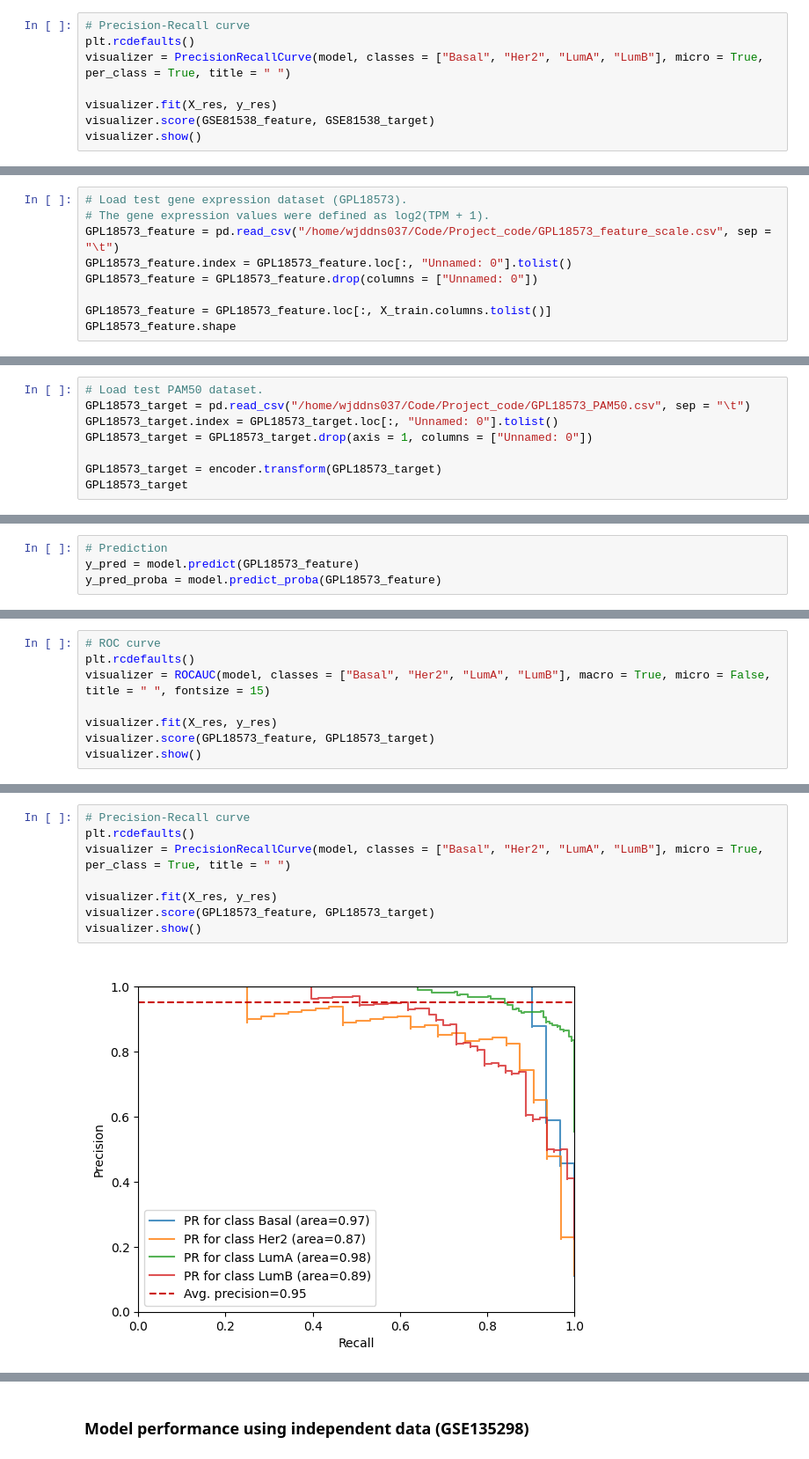
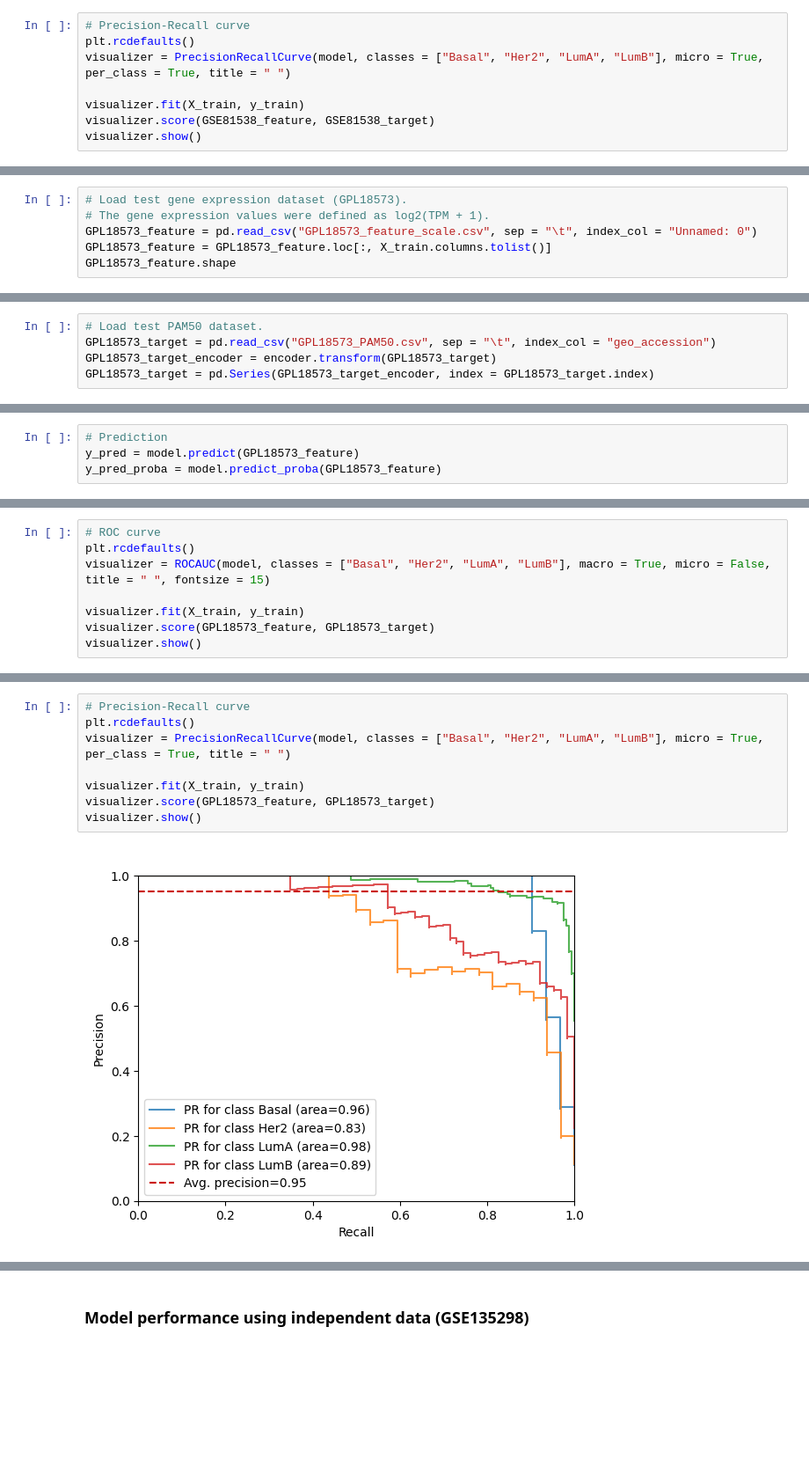
Before and after one commit to jeong2624/ML_BRCA-subtype, a Jupyter notebook: External_validation/LR_external_validation.ipynb, the cells around one changed output, grey strips where cells are left out. Shown at 88% size. Saved outputs shown, nothing was run; the diff lists cells and outputs as text; blank space fills up the shorter version.

```diff
--- a/External_validation/LR_external_validation.ipynb
+++ b/External_validation/LR_external_validation.ipynb
@@ -197,7 +155,7 @@ visualizer.show()
 plt.rcdefaults()
 visualizer = PrecisionRecallCurve(model, classes = ["Basal", "Her2", "LumA", "LumB"], micro = True, per_class = True, title = " ")
 
-visualizer.fit(X_res, y_res)
+visualizer.fit(X_train, y_train)
 visualizer.score(GSE81538_feature, GSE81538_target)
 visualizer.show()
 # %% [output]
@@ -233,10 +191,7 @@ roc_auc_score(GSE81538_target, y_pred_proba, multi_class = "ovr", average = "mac
 # %%
 # Load test gene expression dataset (GPL18573).
 # The gene expression values were defined as log2(TPM + 1).
-GPL18573_feature = pd.read_csv("/home/wjddns037/Code/Project_code/GPL18573_feature_scale.csv", sep = "\t")
-GPL18573_feature.index = GPL18573_feature.loc[:, "Unnamed: 0"].tolist()
-GPL18573_feature = GPL18573_feature.drop(columns = ["Unnamed: 0"])
-
+GPL18573_feature = pd.read_csv("GPL18573_feature_scale.csv", sep = "\t", index_col = "Unnamed: 0")
 GPL18573_feature = GPL18573_feature.loc[:, X_train.columns.tolist()]
 GPL18573_feature.shape
 # %% [output]
@@ -264,8 +217,5 @@ plt.xticks(rotation = 45)
 # %%
 # Load test PAM50 dataset.
-GPL18573_target = pd.read_csv("/home/wjddns037/Code/Project_code/GPL18573_PAM50.csv", sep = "\t")
-GPL18573_target.index = GPL18573_target.loc[:, "Unnamed: 0"].tolist()
-GPL18573_target = GPL18573_target.drop(axis = 1, columns = ["Unnamed: 0"])
-
-GPL18573_target = encoder.transform(GPL18573_target)
-GPL18573_target
+GPL18573_target = pd.read_csv("GPL18573_PAM50.csv", sep = "\t", index_col = "geo_accession")
+GPL18573_target_encoder = encoder.transform(GPL18573_target)
+GPL18573_target = pd.Series(GPL18573_target_encoder, index = GPL18573_target.index)
@@ -316,7 +252,7 @@ plt.show()
 plt.rcdefaults()
 visualizer = ROCAUC(model, classes = ["Basal", "Her2", "LumA", "LumB"], macro = True, micro = False, title = " ", fontsize = 15)
 
-visualizer.fit(X_res, y_res)
+visualizer.fit(X_train, y_train)
 visualizer.score(GPL18573_feature, GPL18573_target)
 visualizer.show()
 # %% [output]
@@ -325,13 +261,13 @@ visualizer.show()
 # %%
 # Precision-Recall curve
 plt.rcdefaults()
 visualizer = PrecisionRecallCurve(model, classes = ["Basal", "Her2", "LumA", "LumB"], micro = True, per_class = True, title = " ")
 
-visualizer.fit(X_res, y_res)
+visualizer.fit(X_train, y_train)
 visualizer.score(GPL18573_feature, GPL18573_target)
 visualizer.show()
 # %% [output]
-[figure, old version]
+[figure, new version]
 <Axes: title={'center': ' '}, xlabel='Recall', ylabel='Precision'>
 # %%
 # accuracy
```
Also changed, not shown: parts of 43 cells of this notebook, 1 other file.
